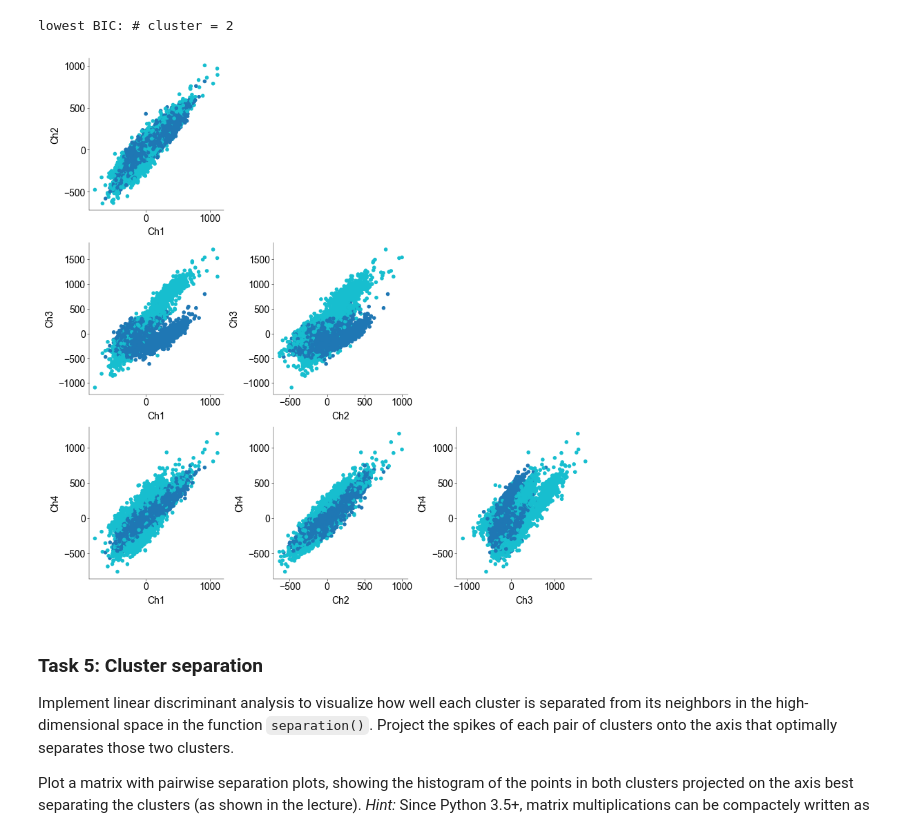
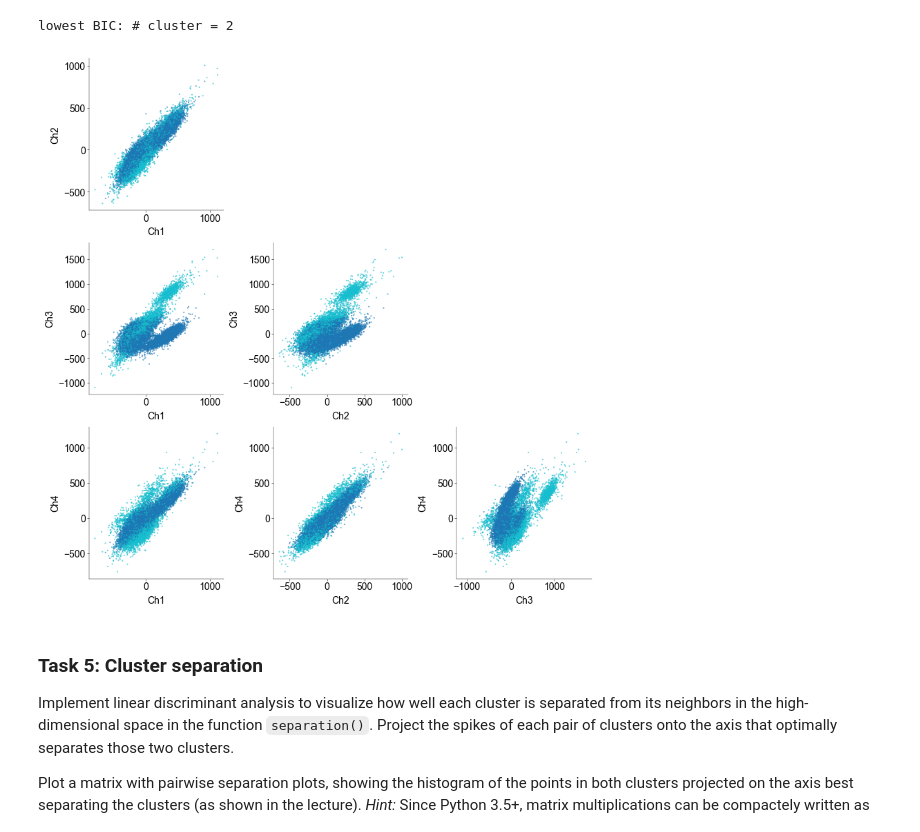
Before and after one commit to H-Kugler/neural-data-science, a Jupyter notebook: notebooks/CodingLab2.ipynb, the cells around one changed output. Cells and saved outputs as stored; diff of their text form; code cells hidden in the pictures.

```diff
--- a/notebooks/CodingLab2.ipynb
+++ b/notebooks/CodingLab2.ipynb
@@ -212,18 +216,18 @@ def fit_mog(
     # -----------
 
     n_samples, n_dim = x.shape
-    # p = np.ones(k) / k
+
     # m = np.random.randn(k, n_dim)
     # S = np.array([np.eye(n_dim) for _ in range(k)])
     # compute mean and covariance of the data
 
     # whiten the data
-    x_white, W_inv = whiten(x)
+    # x_white, W_inv = whiten(x)
 
-    # initialize the means of the Gaussians to be randomly sampled from the transformed data
-    m = np.random.permutation(x_white)[:k]
+    # initialize the means of the Gaussians to be randomly sampled from the data
+    m = np.random.permutation(x)[:k]
 
-    S = np.array([np.eye(x_white.shape[1]) for _ in range(k)])
+    S = np.array([np.eye(n_dim) for _ in range(k)])
 
     # initialize the weights of the Gaussians to be uniform
     p = np.ones(k) / k
@@ -238,9 +242,7 @@ def fit_mog(
         # using the current values of `m` and `S`
         r = np.zeros((n_samples, k))
         for i in range(k):
-            r[:, i] = p[i] * sp.stats.multivariate_normal.pdf(
-                x_white, mean=m[i], cov=S[i]
-            )
+            r[:, i] = p[i] * sp.stats.multivariate_normal.pdf(x, mean=m[i], cov=S[i])
 
         r /= r.sum(axis=1, keepdims=True)  # Normalize
 
@@ -248,9 +250,9 @@ def fit_mog(
         # Estimate new `m`, `S` and `p`
         Nk = r.sum(axis=0)
         p = Nk / n_samples
-        m = (r.T @ x_white) / Nk[:, None]
+        m = (r.T @ x) / Nk[:, None]
         for i in range(k):
-            diff = x_white - m[i]
+            diff = x - m[i]
             S[i] = (r[:, i, None, None] * diff[:, None] * diff[:, :, None]).sum(
                 axis=0
             ) / Nk[i]
@@ -260,14 +262,14 @@ def fit_mog(
 
     # ------------------------
     # rescale mean and cov
-    m = m @ W_inv
-    S = np.array([W_inv @ S[i] @ W_inv.T for i in range(k)])
+    # m = m @ W_inv
+    # S = np.array([W_inv @ S[i] @ W_inv.T for i in range(k)])
 
     return labels, m, S, p
 # %% [markdown]
 Run Mixture of Gaussian on toy data
 # %%
-mog_labels, m, S, p = fit_mog(x, k=3, random_seed=0)
+mog_labels, m, S, p = fit_mog(x, k=3, random_seed=0, niters=20)
 # %% [markdown]
 Plot toy data with cluster assignments and compare to original labels
 # %%
@@ -463,29 +453,29 @@ lowest BIC: # cluster = 2
 # %%
 # -------------------------------------------------------------------------------------
 # Create scatterplots of the first PCs under the best model for all 4 channels. (2 pts)
 # -------------------------------------------------------------------------------------
 
 
 mosaic = [
     ["Ch2 vs Ch1", ".", "."],
     ["Ch3 vs Ch1", "Ch3 vs Ch2", "."],
     ["Ch4 vs Ch1", "Ch4 vs Ch2", "Ch4 vs Ch3"],
 ]
 fig, ax = plt.subplot_mosaic(mosaic=mosaic, figsize=(8, 8), layout="constrained")
 
 # indices of the 1st PC in `b`
 i = {"Ch1": 0, "Ch2": 3, "Ch3": 6, "Ch4": 9}
 
 for m in np.ravel(mosaic):
     if m == ".":
         continue
     y, x = m.split(" vs ")
-    ax[m].scatter(b[:, i[x]], b[:, i[y]], c=a)
+    ax[m].scatter(b[:, i[x]], b[:, i[y]], c=a, s=0.5)
     ax[m].set_xlabel(x)
     ax[m].set_ylabel(y)
 plt.show()
 # %% [output]
-[figure, old version]
+[figure, new version]
 # %% [markdown]
 ### Task 5: Cluster separation
 
```
Also changed, not shown: parts of 6 cells of this notebook.
